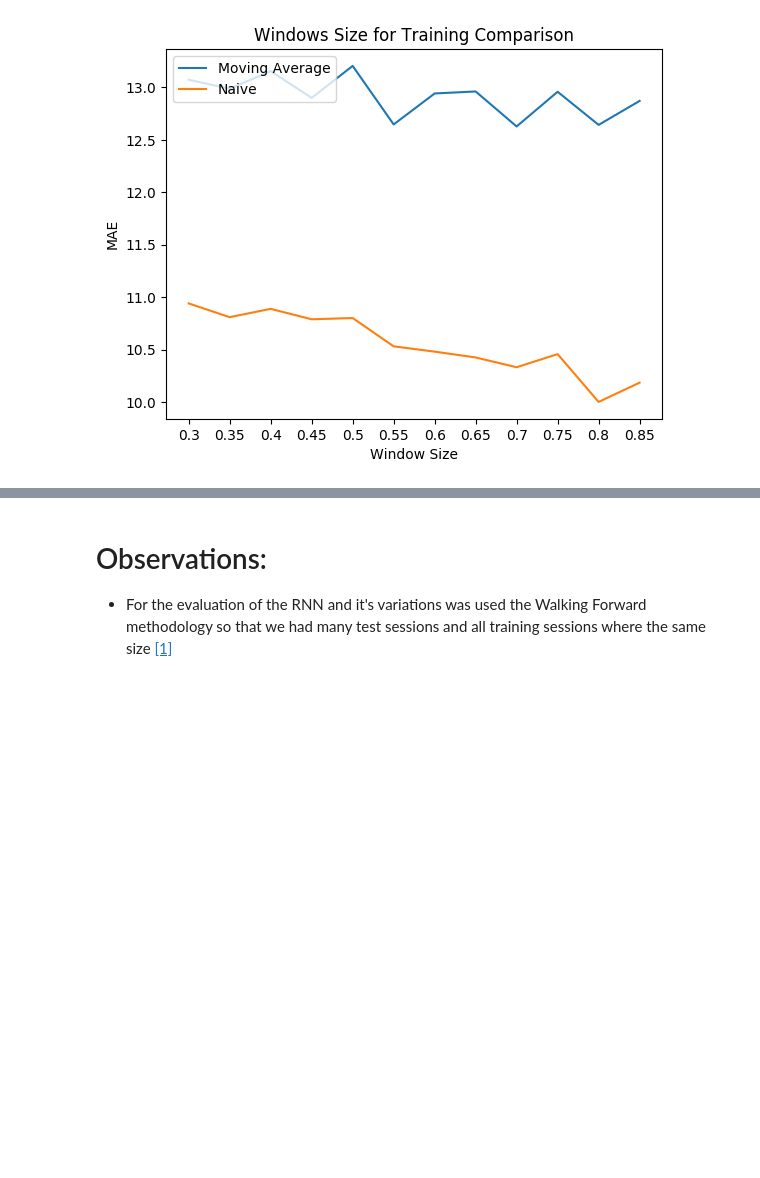
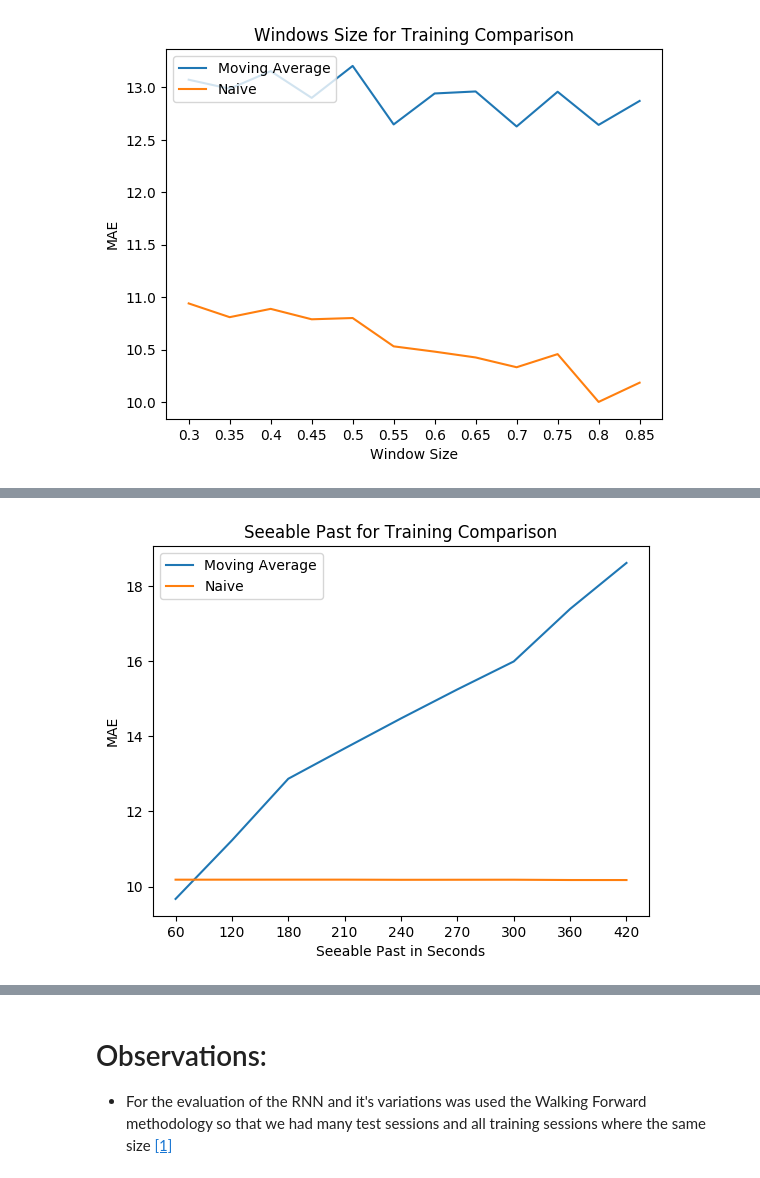
Before and after one commit to claudiosegala/traffic-flow-prediction, a Jupyter notebook: code/tcc.ipynb, the cells around one changed output, grey strips where cells are left out. Cells and saved outputs as stored; diff of their text form; code cells hidden in the pictures; blank space fills up the shorter version.

```diff
--- a/code/tcc.ipynb
+++ b/code/tcc.ipynb
@@ -1302,3 +1376,7 @@ plot_results_comparison('Windows Size for Training Comparison', 'Window Size', w
+# %%
+plot_results_comparison('Seeable Past for Training Comparison', 'Seeable Past in Seconds', seeable_pasts, 'MAE')
+# %% [output]
+[figure, added]
 # %%
 flow_intervals = [60, 150, 300, 450]
 compare_results_by_flow_interval(flow_intervals)
```
Also changed, not shown: parts of 27 cells of this notebook.
